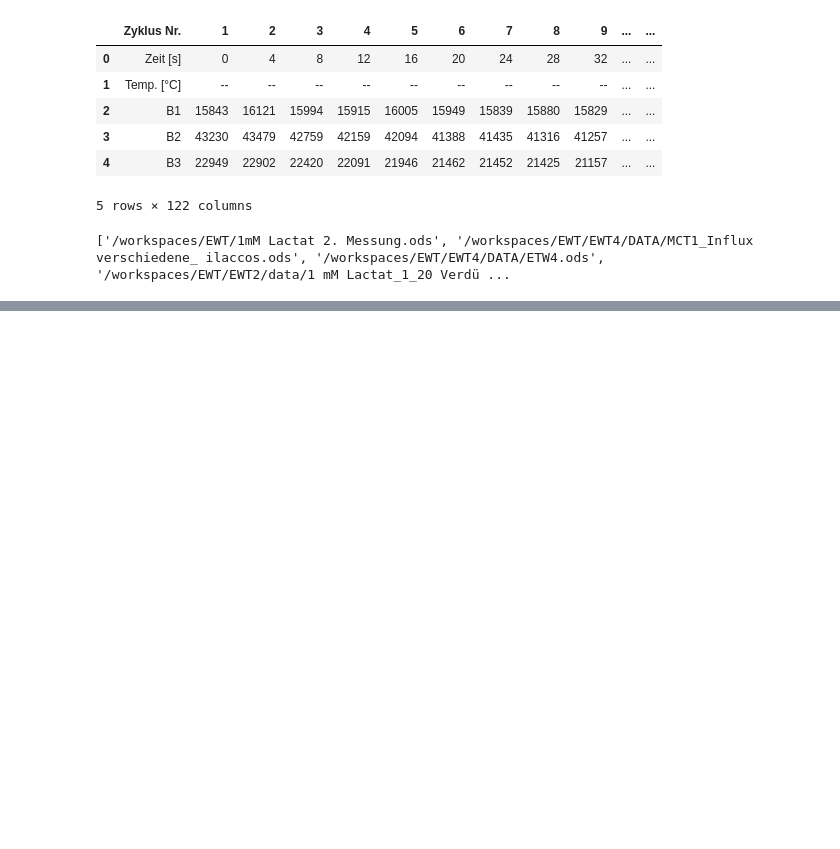
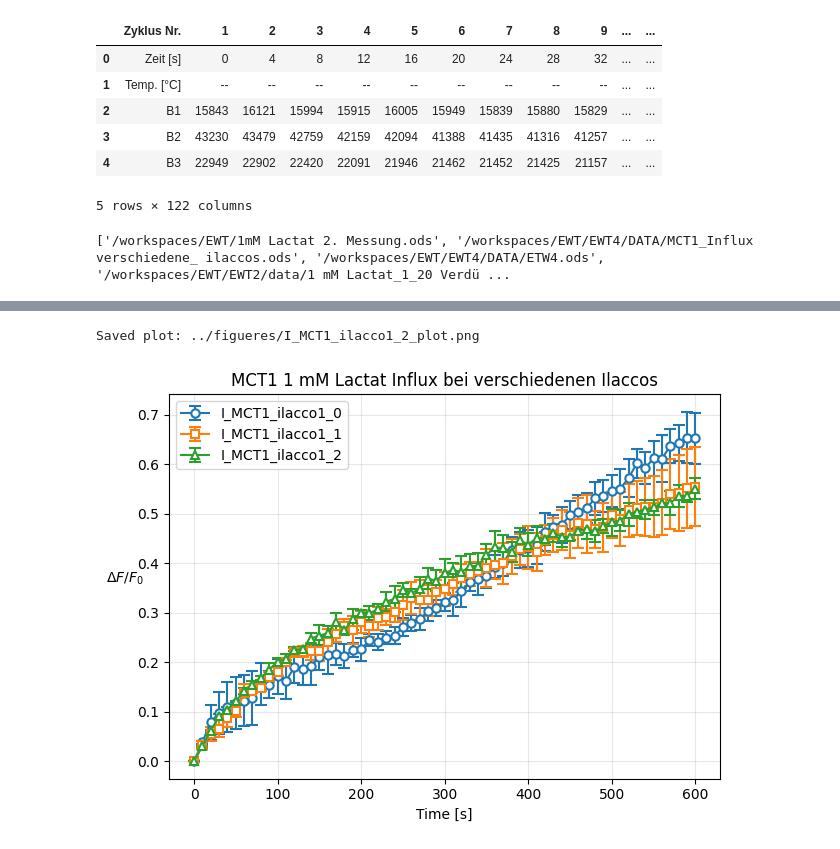
Before and after one commit to marvinkobbe/EWT, a Jupyter notebook: EWT4/notebooks/Influx.ipynb, the cells around one changed output, grey strips where cells are left out. Drawn from its saved outputs; the diff is of its cells as text; code cells hidden in the pictures; blank space fills up the shorter version.

```diff
--- a/EWT4/notebooks/Influx.ipynb
+++ b/EWT4/notebooks/Influx.ipynb
@@ -291,0 +461,32 @@ Saved plot: ../figueres/I_MCT1_ilacco1_2_10-1-0p1m_plot.png
+# %%
+# verschiedene Ilaccos bei 1 mM Lactat Influx
+marker = markers.get(conc, 'o')
+
+data_frames = [
+    ('I_MCT1_ilacco1_0','o', I_MCT1_ilacco1_0),
+    ('I_MCT1_ilacco1_1', 's', I_MCT1_ilacco1_1),
+    ('I_MCT1_ilacco1_2', '^', I_MCT1_ilacco1_2)
+]
+
+for name,marker, df in data_frames:
+    plt.errorbar(df["Time"], df["1 mM Mittelwerte"], yerr=df["1 mM Standardabweichung"],
+                    marker=marker, linestyle='-', label=name, capsize=4,
+                    markerfacecolor='white', markeredgewidth=1.5, markersize=6)
+plotted_any = True
+
+plt.xlabel('Time [s]')
+plt.ylabel(r'$\Delta F/F_0$', rotation=0, labelpad=12)
+plt.title("MCT1 1 mM Lactat Influx bei verschiedenen Ilaccos")
+ax = plt.gca()
+ax.yaxis.set_label_coords(-0.08, 0.5)
+plt.legend()
+plt.grid(alpha=0.3)
+plt.tight_layout()
+
+outpath = os.path.join('..', 'figueres', f'{name}_plot.png')
+#plt.savefig(outpath, dpi=300, bbox_inches='tight')
+print(f'Saved plot: {outpath}')
+plt.show()
+# %% [output]
+Saved plot: ../figueres/I_MCT1_ilacco1_2_plot.png
+[figure, added]
```
Also changed, not shown: parts of 8 cells of this notebook, 2 other files.
